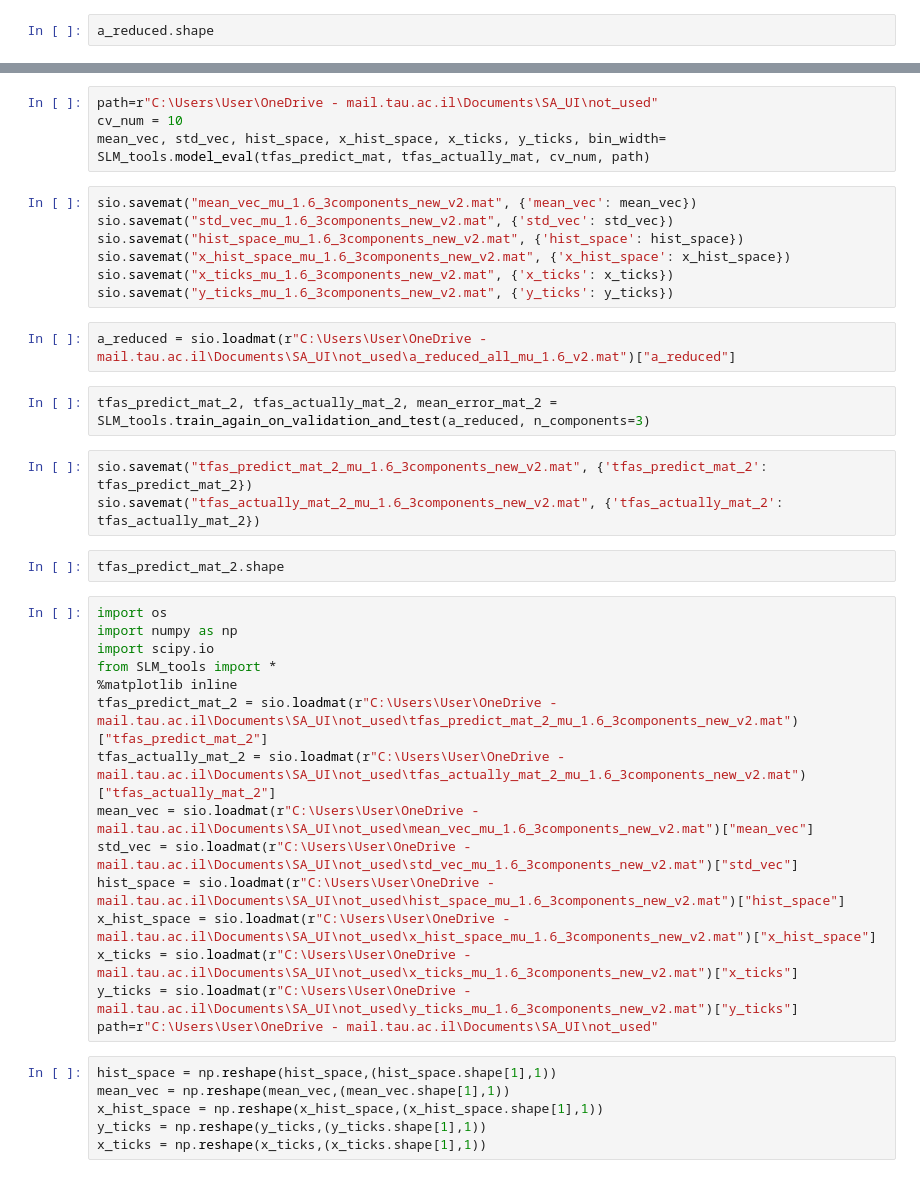
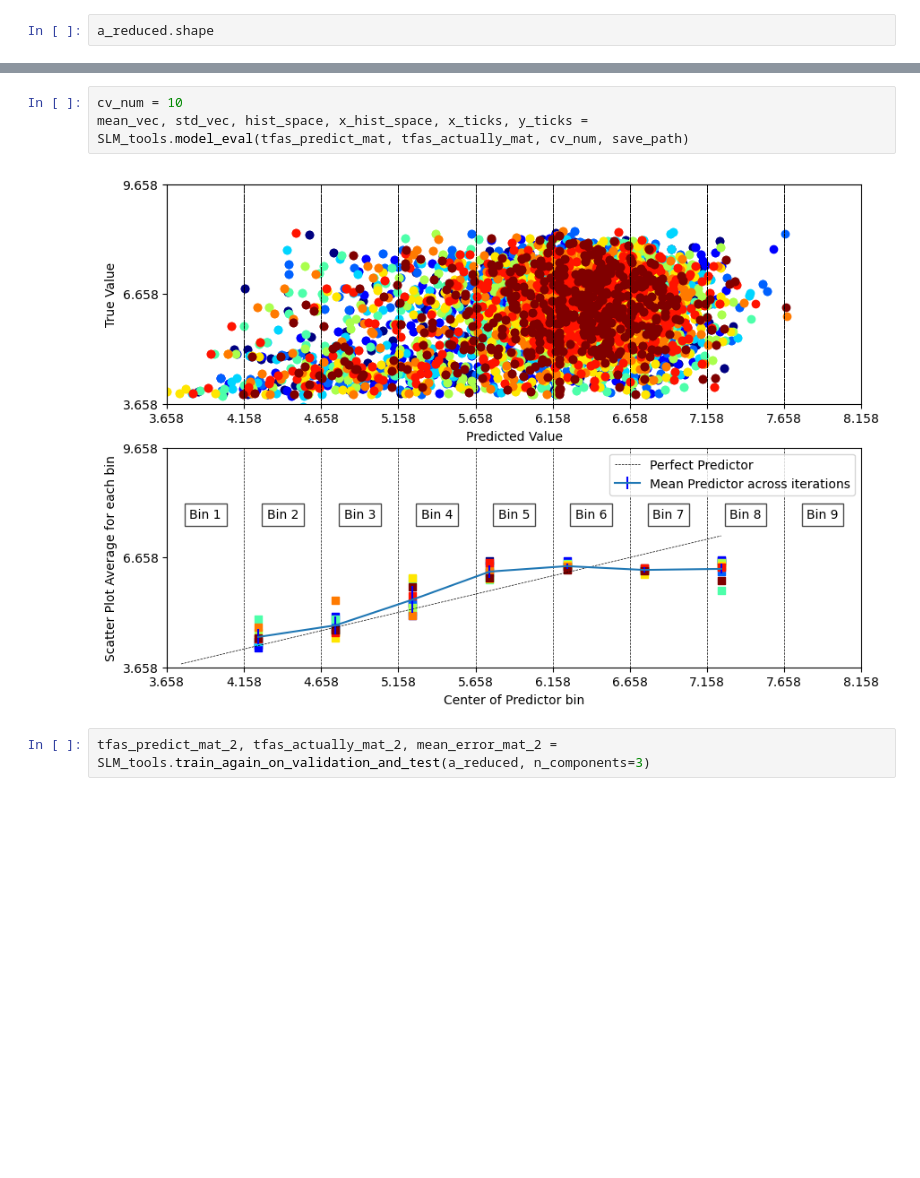
Before and after one commit to OkTAU16/SA_UI, a Jupyter notebook: not_used/testing.ipynb, the cells around one changed output, grey strips where cells are left out. Cells and saved outputs as stored; diff of their text form; blank space fills up the shorter version.

```diff
--- a/not_used/testing.ipynb
+++ b/not_used/testing.ipynb
@@ -153,42 +160,8 @@ tfas_actually_mat = sio.loadmat(r"C:\Users\User\OneDrive - mail.tau.ac.il\Docume
 # %%
-path=r"C:\Users\User\OneDrive - mail.tau.ac.il\Documents\SA_UI\not_used"
 cv_num = 10
-mean_vec, std_vec, hist_space, x_hist_space, x_ticks, y_ticks, bin_width= SLM_tools.model_eval(tfas_predict_mat, tfas_actually_mat, cv_num, path)
+mean_vec, std_vec, hist_space, x_hist_space, x_ticks, y_ticks = SLM_tools.model_eval(tfas_predict_mat, tfas_actually_mat, cv_num, save_path)
+# %% [output]
+[figure, added]
-# %%
-sio.savemat("mean_vec_mu_1.6_3components_new_v2.mat", {'mean_vec': mean_vec})
-sio.savemat("std_vec_mu_1.6_3components_new_v2.mat", {'std_vec': std_vec})
-sio.savemat("hist_space_mu_1.6_3components_new_v2.mat", {'hist_space': hist_space})
-sio.savemat("x_hist_space_mu_1.6_3components_new_v2.mat", {'x_hist_space': x_hist_space})
-sio.savemat("x_ticks_mu_1.6_3components_new_v2.mat", {'x_ticks': x_ticks})
-sio.savemat("y_ticks_mu_1.6_3components_new_v2.mat", {'y_ticks': y_ticks})
-# %%
-a_reduced = sio.loadmat(r"C:\Users\User\OneDrive - mail.tau.ac.il\Documents\SA_UI\not_used\a_reduced_all_mu_1.6_v2.mat")["a_reduced"]
 # %%
 tfas_predict_mat_2, tfas_actually_mat_2, mean_error_mat_2 = SLM_tools.train_again_on_validation_and_test(a_reduced, n_components=3)
-# %%
-sio.savemat("tfas_predict_mat_2_mu_1.6_3components_new_v2.mat", {'tfas_predict_mat_2': tfas_predict_mat_2})
-sio.savemat("tfas_actually_mat_2_mu_1.6_3components_new_v2.mat", {'tfas_actually_mat_2': tfas_actually_mat_2})
-# %%
-tfas_predict_mat_2.shape
-# %%
-import os
-import numpy as np
-import scipy.io
-from SLM_tools import *
-%matplotlib inline
-tfas_predict_mat_2 = sio.loadmat(r"C:\Users\User\OneDrive - mail.tau.ac.il\Documents\SA_UI\not_used\tfas_predict_mat_2_mu_1.6_3components_new_v2.mat")["tfas_predict_mat_2"]
-tfas_actually_mat_2 = sio.loadmat(r"C:\Users\User\OneDrive - mail.tau.ac.il\Documents\SA_UI\not_used\tfas_actually_mat_2_mu_1.6_3components_new_v2.mat")["tfas_actually_mat_2"]
-mean_vec = sio.loadmat(r"C:\Users\User\OneDrive - mail.tau.ac.il\Documents\SA_UI\not_used\mean_vec_mu_1.6_3components_new_v2.mat")["mean_vec"]
-std_vec = sio.loadmat(r"C:\Users\User\OneDrive - mail.tau.ac.il\Documents\SA_UI\not_used\std_vec_mu_1.6_3components_new_v2.mat")["std_vec"]
-hist_space = sio.loadmat(r"C:\Users\User\OneDrive - mail.tau.ac.il\Documents\SA_UI\not_used\hist_space_mu_1.6_3components_new_v2.mat")["hist_space"]
-x_hist_space = sio.loadmat(r"C:\Users\User\OneDrive - mail.tau.ac.il\Documents\SA_UI\not_used\x_hist_space_mu_1.6_3components_new_v2.mat")["x_hist_space"]
-x_ticks = sio.loadmat(r"C:\Users\User\OneDrive - mail.tau.ac.il\Documents\SA_UI\not_used\x_ticks_mu_1.6_3components_new_v2.mat")["x_ticks"]
-y_ticks = sio.loadmat(r"C:\Users\User\OneDrive - mail.tau.ac.il\Documents\SA_UI\not_used\y_ticks_mu_1.6_3components_new_v2.mat")["y_ticks"]
-path=r"C:\Users\User\OneDrive - mail.tau.ac.il\Documents\SA_UI\not_used"
-# %%
-hist_space = np.reshape(hist_space,(hist_space.shape[1],1))
-mean_vec = np.reshape(mean_vec,(mean_vec.shape[1],1))
-x_hist_space = np.reshape(x_hist_space,(x_hist_space.shape[1],1))
-y_ticks = np.reshape(y_ticks,(y_ticks.shape[1],1))
-x_ticks = np.reshape(x_ticks,(x_ticks.shape[1],1))
 # %%
```
Also changed, not shown: parts of 22 cells of this notebook, 48 other files.
